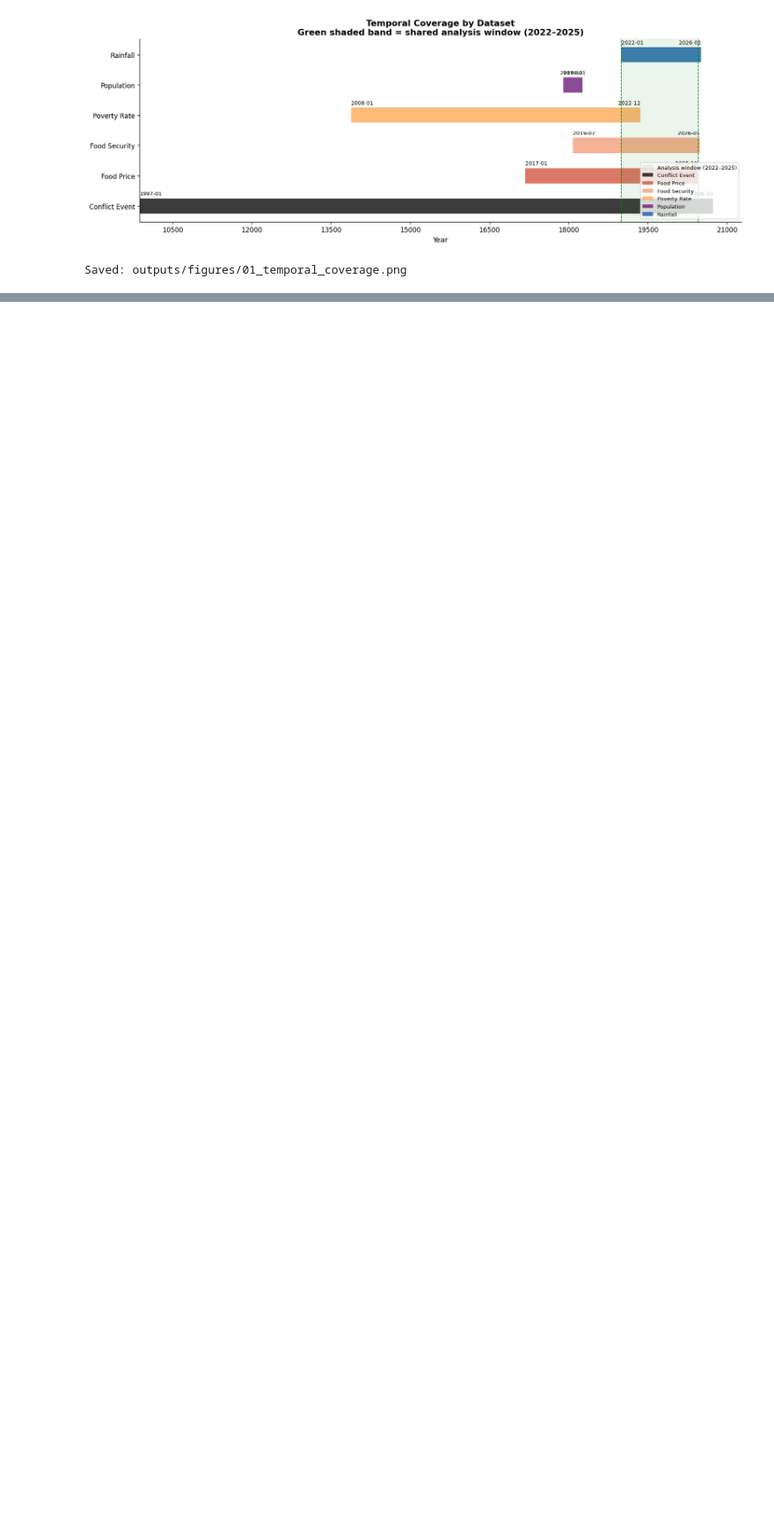
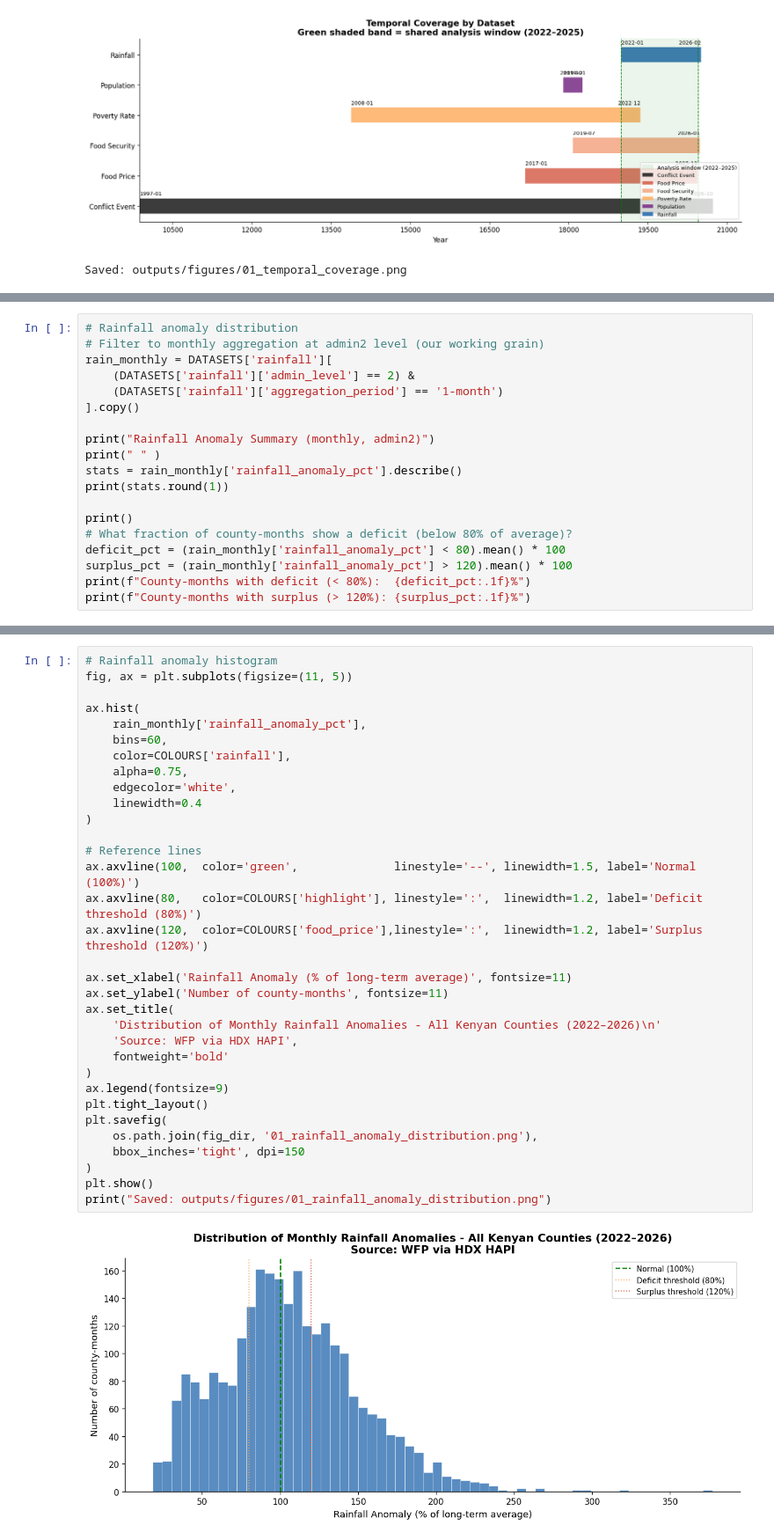
Before and after one commit to MutwiriC/compound-crisis-cascade-kenya, a Jupyter notebook: notebooks/01_data_coverage_audit.ipynb, the cells around one changed output, grey strips where cells are left out. Shown at 88% size. Cells and saved outputs as stored; diff of their text form; blank space fills up the shorter version.

```diff
--- a/notebooks/01_data_coverage_audit.ipynb
+++ b/notebooks/01_data_coverage_audit.ipynb
@@ -323,0 +526,19 @@ Saved: outputs/figures/01_temporal_coverage.png
+# %%
+# Rainfall anomaly distribution
+# Filter to monthly aggregation at admin2 level (our working grain)
+rain_monthly = DATASETS['rainfall'][
+    (DATASETS['rainfall']['admin_level'] == 2) &
+    (DATASETS['rainfall']['aggregation_period'] == '1-month')
+].copy()
+
+print("Rainfall Anomaly Summary (monthly, admin2)")
+print(" " )
+stats = rain_monthly['rainfall_anomaly_pct'].describe()
+print(stats.round(1))
+
+print()
+# What fraction of county-months show a deficit (below 80% of average)?
+deficit_pct = (rain_monthly['rainfall_anomaly_pct'] < 80).mean() * 100
+surplus_pct = (rain_monthly['rainfall_anomaly_pct'] > 120).mean() * 100
+print(f"County-months with deficit (< 80%):  {deficit_pct:.1f}%")
+print(f"County-months with surplus (> 120%): {surplus_pct:.1f}%")
@@ -323,0 +560,35 @@ Saved: outputs/figures/01_temporal_coverage.png
+# %%
+# Rainfall anomaly histogram
+fig, ax = plt.subplots(figsize=(11, 5))
+
+ax.hist(
+    rain_monthly['rainfall_anomaly_pct'],
+    bins=60,
+    color=COLOURS['rainfall'],
+    alpha=0.75,
+    edgecolor='white',
+    linewidth=0.4
+)
+
+# Reference lines
+ax.axvline(100,  color='green',              linestyle='--', linewidth=1.5, label='Normal (100%)')
+ax.axvline(80,   color=COLOURS['highlight'], linestyle=':',  linewidth=1.2, label='Deficit threshold (80%)')
+ax.axvline(120,  color=COLOURS['food_price'],linestyle=':',  linewidth=1.2, label='Surplus threshold (120%)')
+
+ax.set_xlabel('Rainfall Anomaly (% of long-term average)', fontsize=11)
+ax.set_ylabel('Number of county-months', fontsize=11)
+ax.set_title(
+    'Distribution of Monthly Rainfall Anomalies - All Kenyan Counties (2022–2026)\n'
+    'Source: WFP via HDX HAPI',
+    fontweight='bold'
+)
+ax.legend(fontsize=9)
+plt.tight_layout()
+plt.savefig(
+    os.path.join(fig_dir, '01_rainfall_anomaly_distribution.png'),
+    bbox_inches='tight', dpi=150
+)
+plt.show()
+print("Saved: outputs/figures/01_rainfall_anomaly_distribution.png")
+# %% [output]
+[figure, added]
```
Also changed, not shown: parts of 9 cells of this notebook.
